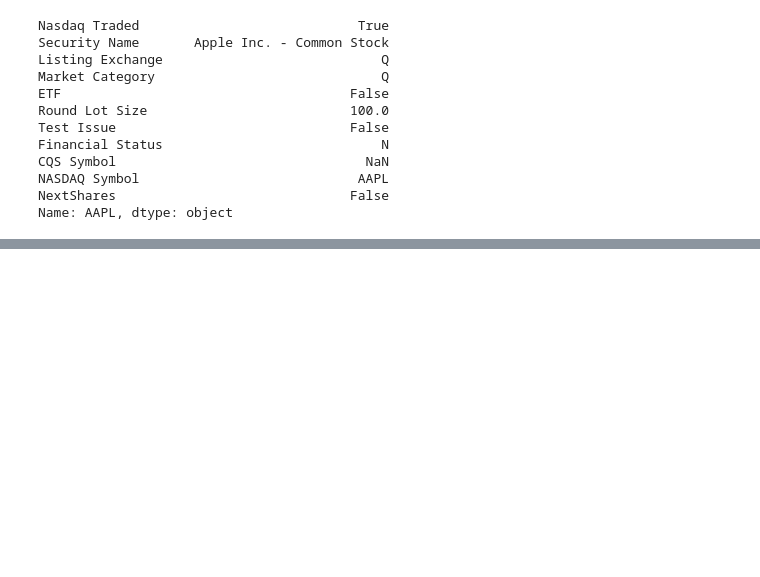
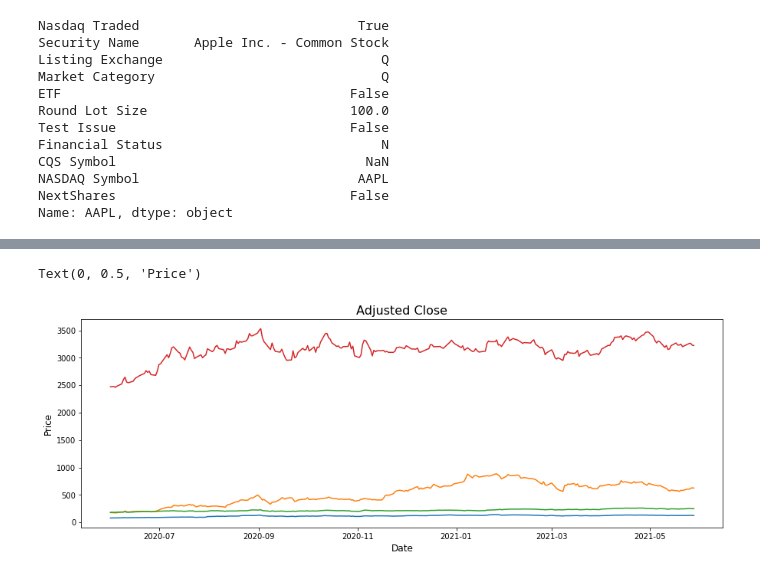
Before and after one commit to AleexSilva/Python-For-Finance, a Jupyter notebook: Data Source/Data-reader.ipynb, the cells around one changed output, grey strips where cells are left out. Cells and saved outputs as stored; diff of their text form; code cells hidden in the pictures; blank space fills up the shorter version.

Commit message:
data source

```diff
--- a/Data Source/Data-reader.ipynb
+++ b/Data Source/Data-reader.ipynb
@@ -148,3 +150,9 @@ wb_data.unstack(1)
 | Denmark | 58041.398436 | 58575.607802 | 58487.793542 | 58788.084162 | 59437.947318 | 60402.129644 | 61877.976479 | 63215.998067 | 64271.878266 | 65867.001720 | ... |
 | France | 40638.334004 | 41329.035361 | 41258.274731 | 41282.990800 | 41480.769608 | 41793.544712 | 42140.036880 | 43015.210642 | 43720.026343 | 44320.057726 | ... |
 | United States | 48467.515777 | 48866.053276 | 49603.253472 | 50171.237131 | 51065.682692 | 52168.126236 | 52643.917842 | 53552.485014 | 54832.978233 | 55753.144369 | ... |
+# %%
+tickers = ['AAPL','TSLA','MSFT','AMZN']
+start = dt.datetime(2020,6,1)
+end = dt.datetime(2021,5,31)
+# %%
+data = pdr.get_data_yahoo(tickers,start,end)
@@ -150,0 +177,9 @@ wb_data.unstack(1)
+# %%
+fig, ax = plt.subplots(figsize=[15,5])
+ax.plot(data['Adj Close'])
+ax.set_title('Adjusted Close',fontsize=16)
+ax.set_xlabel('Date',fontsize=12)
+ax.set_ylabel('Price',fontsize=12)
+# %% [output]
+Text(0, 0.5, 'Price')
+[figure, added]
```
Also changed, not shown: parts of 23 cells of this notebook, 1 other file.
